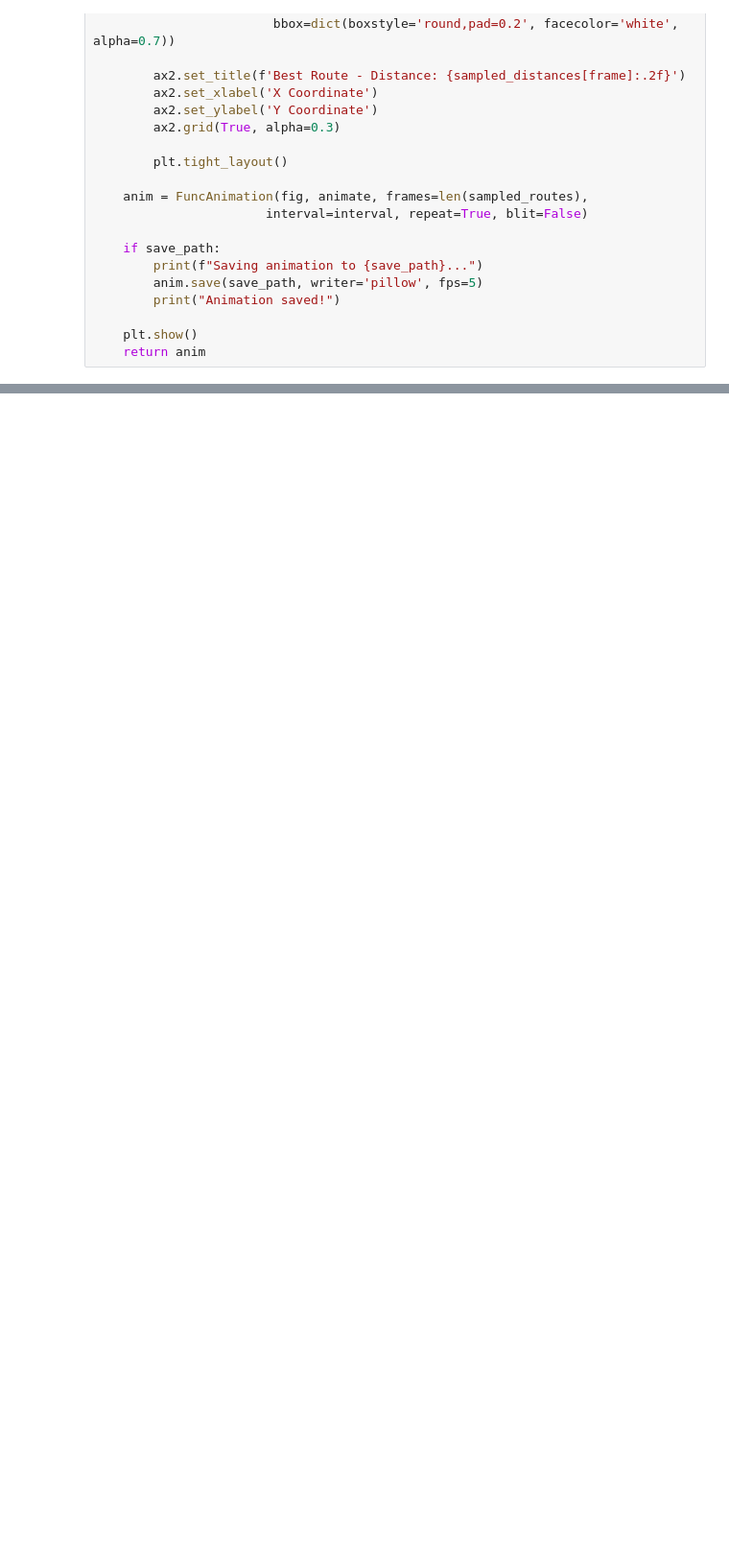
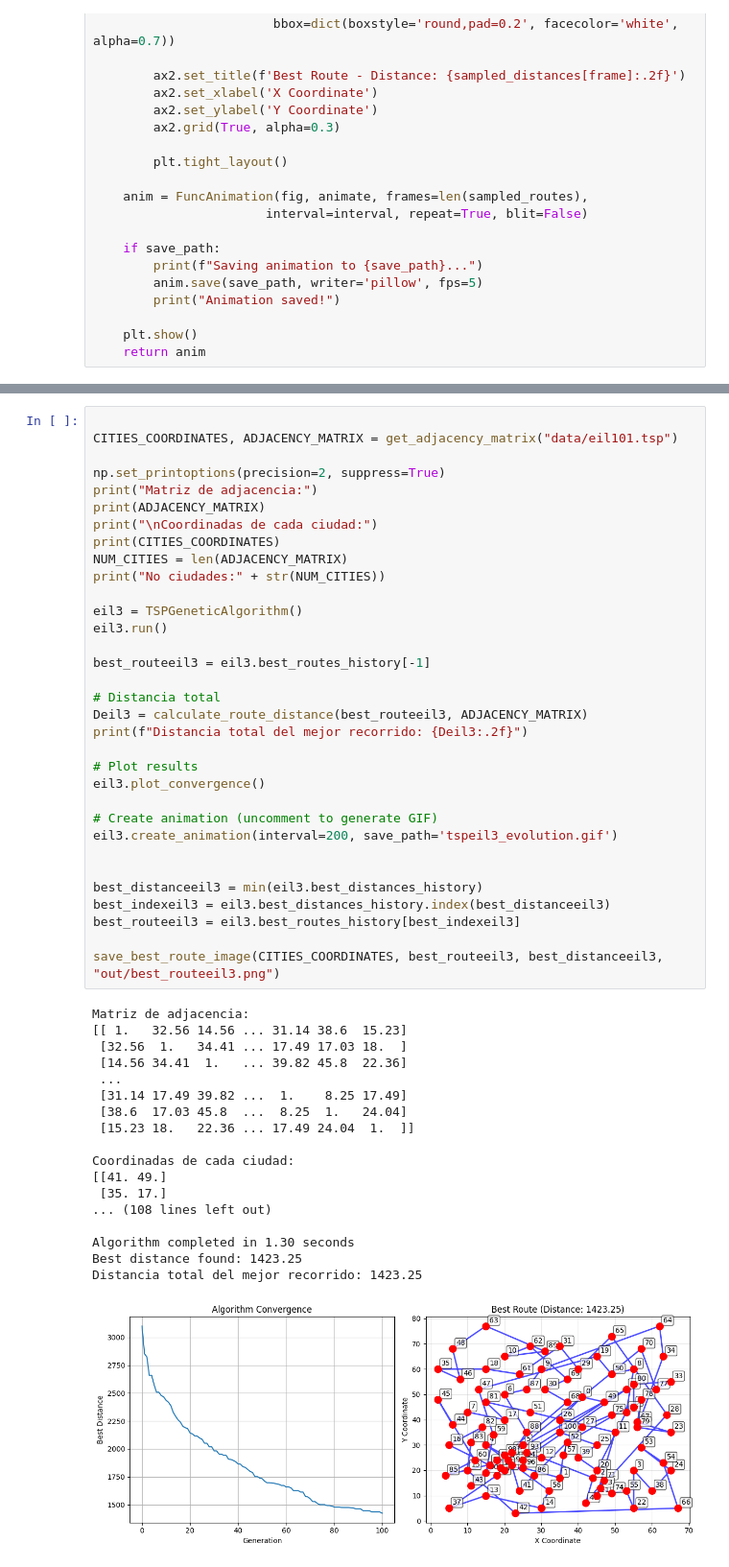
Before and after one commit to DanielRasho/Simulacion-Proj1, a Jupyter notebook: report.ipynb, the cells around one changed output, grey strips where cells are left out. Shown at 96% size. Saved outputs shown, nothing was run; the diff lists cells and outputs as text; blank space fills up the shorter version.

```diff
--- a/report.ipynb
+++ b/report.ipynb
@@ -381,0 +476,52 @@ Animation saved!
+# %%
+
+CITIES_COORDINATES, ADJACENCY_MATRIX = get_adjacency_matrix("data/eil101.tsp")
+
+np.set_printoptions(precision=2, suppress=True)
+print("Matriz de adjacencia:")
+print(ADJACENCY_MATRIX)
+print("\nCoordinadas de cada ciudad:")
+print(CITIES_COORDINATES)
+NUM_CITIES = len(ADJACENCY_MATRIX)
+print("No ciudades:" + str(NUM_CITIES))
+
+eil3 = TSPGeneticAlgorithm()
+eil3.run()
+
+best_routeeil3 = eil3.best_routes_history[-1]
+
+# Distancia total
+Deil3 = calculate_route_distance(best_routeeil3, ADJACENCY_MATRIX)
+print(f"Distancia total del mejor recorrido: {Deil3:.2f}")
+
+# Plot results
+eil3.plot_convergence()
+
+# Create animation (uncomment to generate GIF)
+eil3.create_animation(interval=200, save_path='tspeil3_evolution.gif')
+
+
+best_distanceeil3 = min(eil3.best_distances_history)
+best_indexeil3 = eil3.best_distances_history.index(best_distanceeil3)
+best_routeeil3 = eil3.best_routes_history[best_indexeil3]
+
+save_best_route_image(CITIES_COORDINATES, best_routeeil3, best_distanceeil3, "out/best_routeeil3.png")
+# %% [output]
+Matriz de adjacencia:
+[[ 1.   32.56 14.56 ... 31.14 38.6  15.23]
+ [32.56  1.   34.41 ... 17.49 17.03 18.  ]
+ [14.56 34.41  1.   ... 39.82 45.8  22.36]
+ ...
+ [31.14 17.49 39.82 ...  1.    8.25 17.49]
+ [38.6  17.03 45.8  ...  8.25  1.   24.04]
+ [15.23 18.   22.36 ... 17.49 24.04  1.  ]]
+
+Coordinadas de cada ciudad:
+[[41. 49.]
+ [35. 17.]
+... (108 lines left out)
+
+Algorithm completed in 1.30 seconds
+Best distance found: 1423.25
+Distancia total del mejor recorrido: 1423.25
+[figure, added]
```
Also changed, not shown: parts of 30 cells of this notebook, 24 other files.
